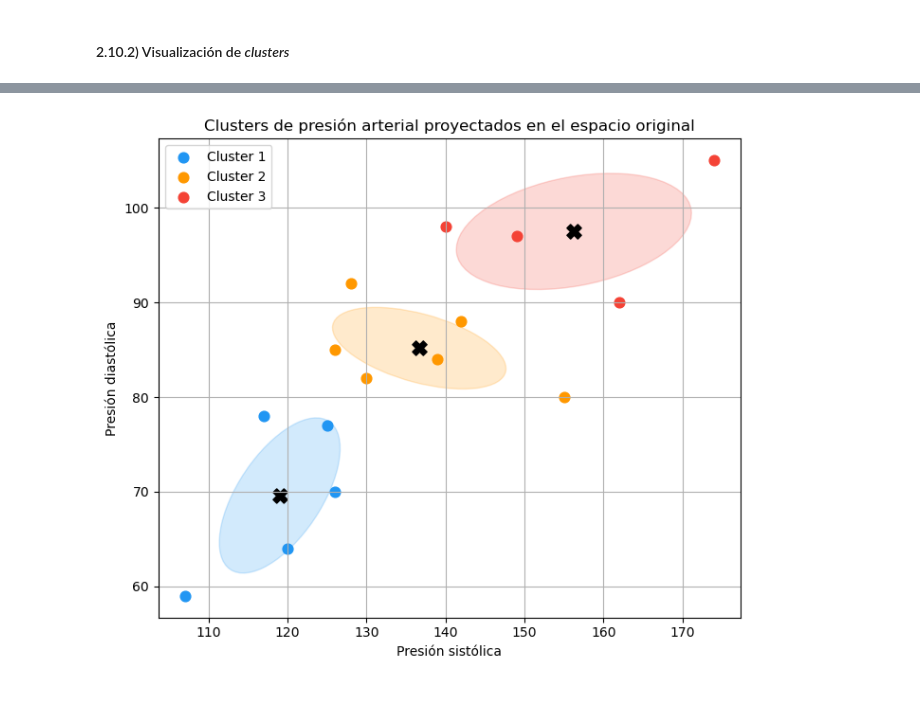
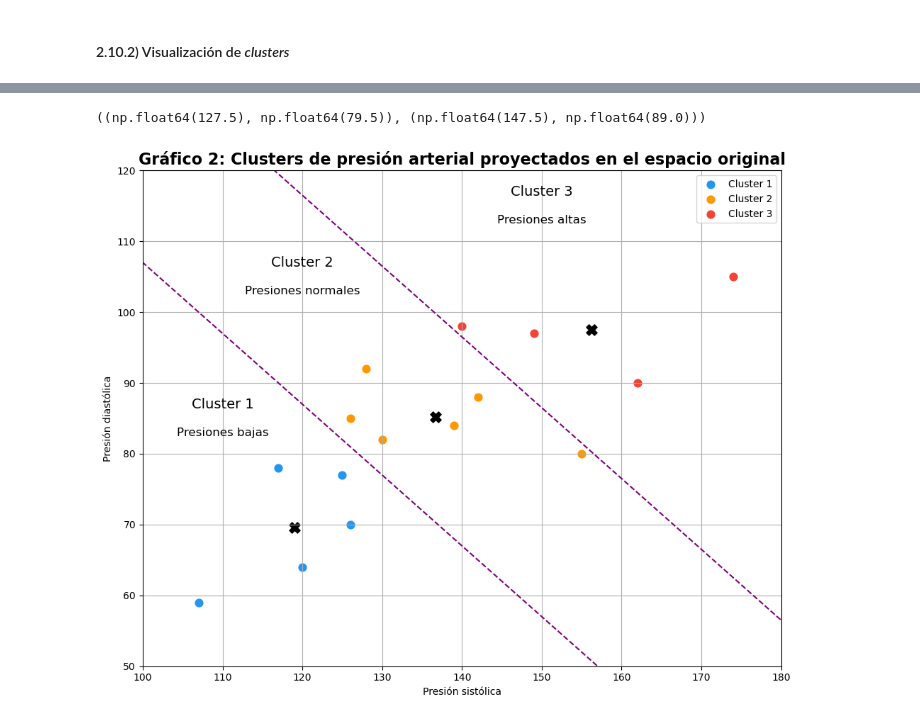
Before and after one commit to Relaxingmusic0474/CK-Means, a Jupyter notebook: ckmeans_ejemplos.ipynb, the cells around one changed output, grey strips where cells are left out. Cells and saved outputs as stored; diff of their text form; code cells hidden in the pictures.

```diff
--- a/ckmeans_ejemplos.ipynb
+++ b/ckmeans_ejemplos.ipynb
@@ -894,40 +878,59 @@ def draw_ellipse(x, y, ax, color):
+# %%
+frontlines = tuple(((blood_pressure_clusters[i][-1][0] + blood_pressure_clusters[i+1][0][0])/2, (blood_pressure_clusters[i][-1][1] + blood_pressure_clusters[i+1][0][1])/2) for i in range(nro_clusters - 1))
+frontlines
+# %% [output]
+((np.float64(127.5), np.float64(79.5)), (np.float64(147.5), np.float64(89.0)))
+# %%
+depression_angle = 45  # Las rectas de separación se harán con un ángulo de depresión de 45°
+tg_depression_angle = np.tan(np.radians(depression_angle))
+
+x1 = np.arange(90.0, 160.0, 1)
+y1 = -tg_depression_angle * x1 + (tg_depression_angle*frontlines[0][0] + frontlines[0][1])
+
+x2 = np.arange(100.0, 190.0, 1)
+y2 = -tg_depression_angle * x2 + (tg_depression_angle*frontlines[1][0] + frontlines[1][1])
 # %%
-fig, ax = plt.subplots(figsize=(7, 6))
+fig, ax = plt.subplots(figsize=(10, 8))
 
 for cluster_id in sorted(blood_pressure_data["Cluster"].unique()):
 
-    data_cluster = blood_pressure_data[
+    cluster_data = blood_pressure_data[
         blood_pressure_data["Cluster"] == cluster_id
     ]
 
-    x = data_cluster["Presión sistólica"].values
-    y = data_cluster["Presión diastólica"].values
+    x = cluster_data["Presión sistólica"].values
+    y = cluster_data["Presión diastólica"].values
 
     ax.scatter(
         x, y,
         color=colors[cluster_id],
         label=f"Cluster {cluster_id}",
         s=60
     )
 
-    draw_ellipse(x, y, ax, colors[cluster_id])
+for centroide in centroides:
+    ax.scatter(centroide[0], centroide[1], color="black", marker="X", s=120)
 
-# centroides
-for centroide in centroides:
-    ax.scatter(
-        centroide[0], centroide[1],
-        color="black",
-        marker="X",
-        s=120
-    )
+ax.plot(x1, y1, linestyle="--", color="purple")
+ax.plot(x2, y2, linestyle="--", color="purple")
+
+ax.set_xlim(left=100, right=180)
+ax.set_ylim(bottom=50, top=120)
+
+ax.text(110, 87, "Cluster 1", fontsize=14, ha="center", va="center")
+ax.text(110, 83, "Presiones bajas", fontsize=12, ha="center", va="center")
+ax.text(120, 107, "Cluster 2", fontsize=14, ha="center", va="center")
+ax.text(120, 103, "Presiones normales", fontsize=12, ha="center", va="center")
+ax.text(150, 117, "Cluster 3", fontsize=14, ha="center", va="center")
+ax.text(150, 113, "Presiones altas", fontsize=12, ha="center", va="center")
 
 ax.set_xlabel("Presión sistólica")
 ax.set_ylabel("Presión diastólica")
-ax.set_title("Clusters de presión arterial proyectados en el espacio original")
+ax.set_title("Gráfico 2: Clusters de presión arterial proyectados en el espacio original", fontsize=16, fontweight="bold")
 ax.legend()
 ax.grid(True)
 
 plt.tight_layout()
 plt.show()
 # %% [output]
-[figure, old version]
+[figure, new version]
```
Also changed, not shown: parts of 4 cells of this notebook.
